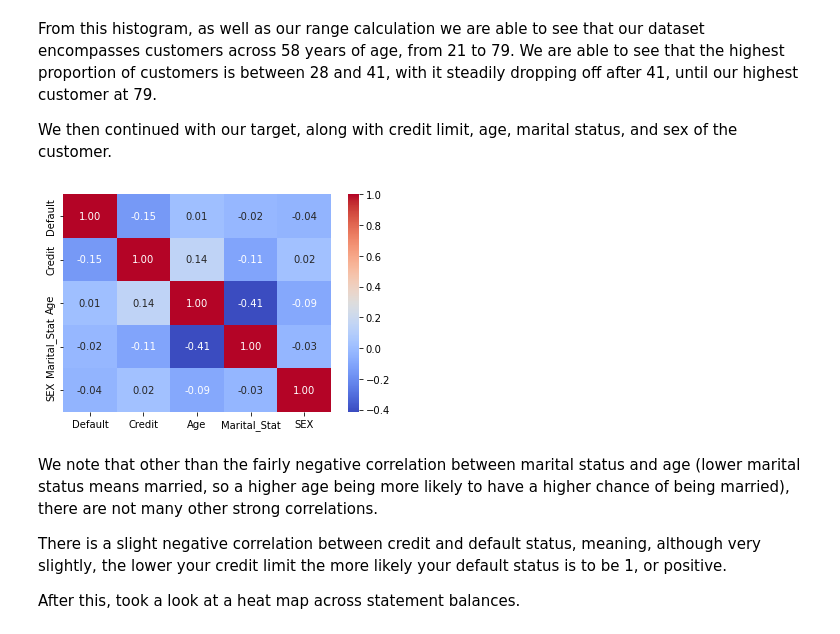
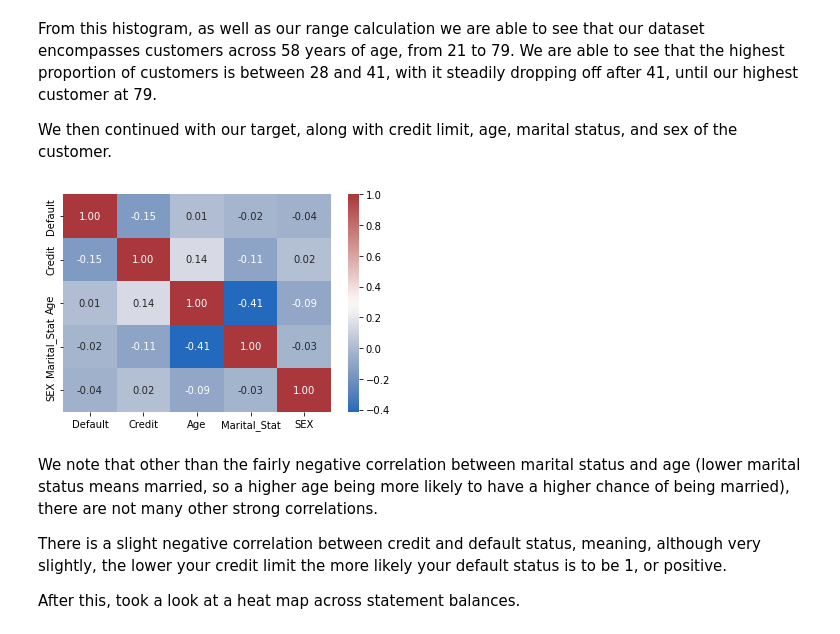
Before and after one commit to halle15/DATA-400_Final_Project, a Jupyter notebook: Final_Project_txt.ipynb, the cells around one changed output. Drawn from its saved outputs; the diff is of its cells as text; code cells hidden in the pictures.

```diff
--- a/Final_Project_txt.ipynb
+++ b/Final_Project_txt.ipynb
@@ -223,9 +227,9 @@ From this histogram, as well as our range calculation we are able to see that ou
 We then continued with our target, along with credit limit, age, marital status, and sex of the customer.
 # %%
 g = sns.heatmap(df[['Default', 'Credit', 'Age' , 'Marital_Stat', 'SEX']].corr(),annot=True, fmt =".2f",
-                cmap = "coolwarm")
+                cmap = "vlag")
 # %% [output]
-[figure, old version]
+[figure, new version]
 # %% [markdown]
 We note that other than the fairly negative correlation between marital status and age (lower marital status means married, so a higher age being more likely to have a higher chance of being married), there are not many other strong correlations.
 
```
Also changed, not shown: parts of 10 cells of this notebook.
